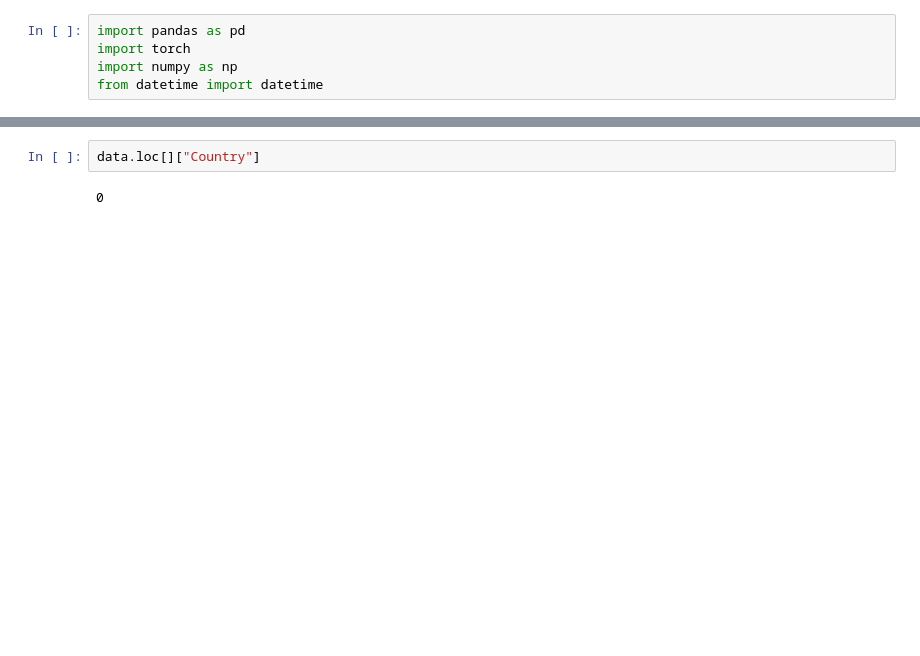
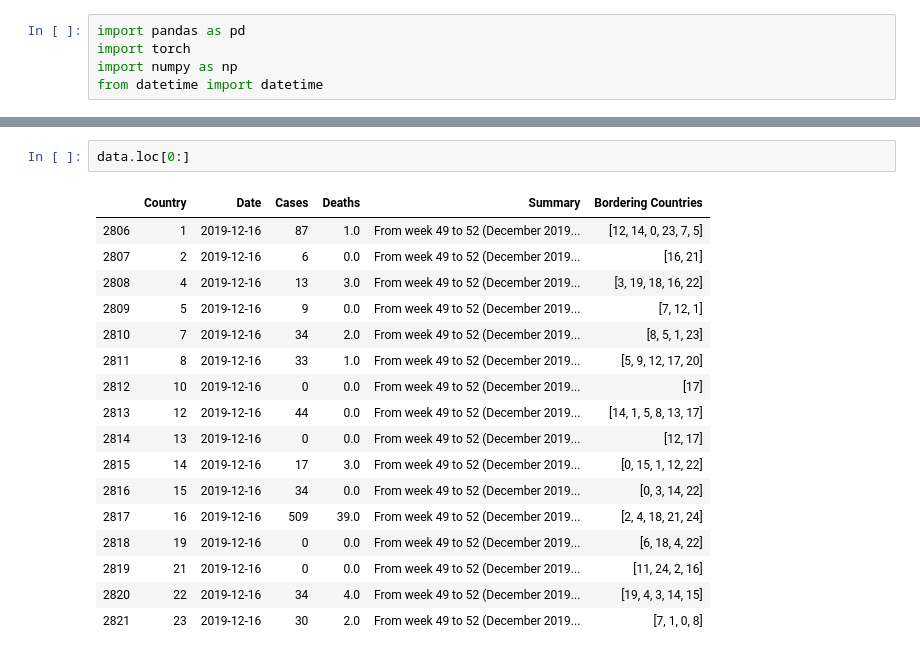
Before and after one commit to amirgamil/Meningitis-Analysis, a Jupyter notebook: Code/data_preprocessing.ipynb, the cells around one changed output, grey strips where cells are left out. Saved outputs shown, nothing was run; the diff lists cells and outputs as text; blank space fills up the shorter version.

```diff
--- a/Code/data_preprocessing.ipynb
+++ b/Code/data_preprocessing.ipynb
@@ -106,4 +119,20 @@ find_next_batch(10)
 # %%
-data.loc[]["Country"]
+data.loc[0:]
 # %% [output]
-0
+|  | Country | Date | Cases | Deaths | Summary | Bordering Countries |
+| 2806 | 1 | 2019-12-16 | 87 | 1.0 | From week 49 to 52 (December 2019... | [12, 14, 0, 23, 7, 5] |
+| 2807 | 2 | 2019-12-16 | 6 | 0.0 | From week 49 to 52 (December 2019... | [16, 21] |
+| 2808 | 4 | 2019-12-16 | 13 | 3.0 | From week 49 to 52 (December 2019... | [3, 19, 18, 16, 22] |
+| 2809 | 5 | 2019-12-16 | 9 | 0.0 | From week 49 to 52 (December 2019... | [7, 12, 1] |
+| 2810 | 7 | 2019-12-16 | 34 | 2.0 | From week 49 to 52 (December 2019... | [8, 5, 1, 23] |
+| 2811 | 8 | 2019-12-16 | 33 | 1.0 | From week 49 to 52 (December 2019... | [5, 9, 12, 17, 20] |
+| 2812 | 10 | 2019-12-16 | 0 | 0.0 | From week 49 to 52 (December 2019... | [17] |
+| 2813 | 12 | 2019-12-16 | 44 | 0.0 | From week 49 to 52 (December 2019... | [14, 1, 5, 8, 13, 17] |
+| 2814 | 13 | 2019-12-16 | 0 | 0.0 | From week 49 to 52 (December 2019... | [12, 17] |
+| 2815 | 14 | 2019-12-16 | 17 | 3.0 | From week 49 to 52 (December 2019... | [0, 15, 1, 12, 22] |
+| 2816 | 15 | 2019-12-16 | 34 | 0.0 | From week 49 to 52 (December 2019... | [0, 3, 14, 22] |
+| 2817 | 16 | 2019-12-16 | 509 | 39.0 | From week 49 to 52 (December 2019... | [2, 4, 18, 21, 24] |
+| 2818 | 19 | 2019-12-16 | 0 | 0.0 | From week 49 to 52 (December 2019... | [6, 18, 4, 22] |
+| 2819 | 21 | 2019-12-16 | 0 | 0.0 | From week 49 to 52 (December 2019... | [11, 24, 2, 16] |
+| 2820 | 22 | 2019-12-16 | 34 | 4.0 | From week 49 to 52 (December 2019... | [19, 4, 3, 14, 15] |
+| 2821 | 23 | 2019-12-16 | 30 | 2.0 | From week 49 to 52 (December 2019... | [7, 1, 0, 8] |
```
Also changed, not shown: parts of 7 cells of this notebook, 7 other files.
